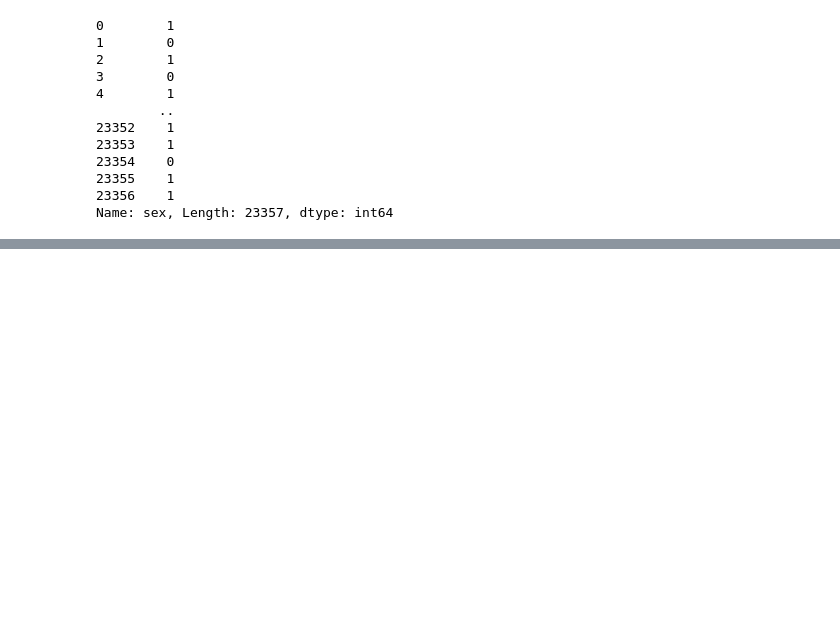
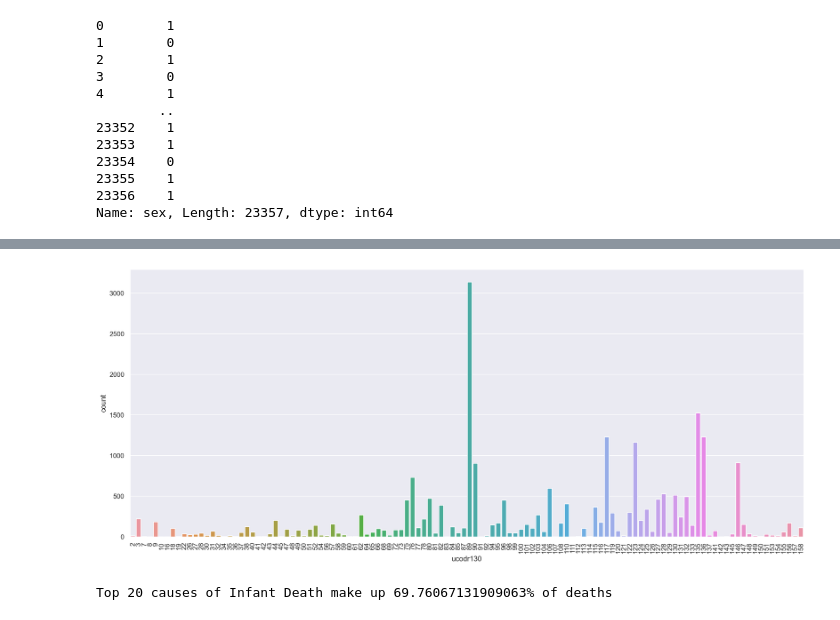
Before and after one commit to ythuang26/infant_mortalitypred, a Jupyter notebook: Infant Mortality Predictions.ipynb, the cells around one changed output, grey strips where cells are left out. Saved outputs shown, nothing was run; the diff lists cells and outputs as text; code cells hidden in the pictures; blank space fills up the shorter version.

```diff
--- a/Infant Mortality Predictions.ipynb
+++ b/Infant Mortality Predictions.ipynb
@@ -683,0 +173,14 @@ with open("ensemble1.pkl", "wb") as file: # file is a variable for storing the n
+# %%
+#130 selected causes of infant death
+plt.figure(figsize=(20,8),dpi=200)
+sns.countplot(x='ucodr130',data=df_int)
+plt.xticks(rotation=90)
+plt.show()
+# %% [output]
+[figure, added]
+# %%
+unique_counts = df_int.ucodr130.value_counts()
+unique_counts.head(20).sum()/len(df_int)
+print(f"Top 20 causes of Infant Death make up {unique_counts.head(20).sum()/len(df_int)*100}% of deaths")
+# %% [output]
+Top 20 causes of Infant Death make up 69.76067131909063% of deaths
```
Also changed, not shown: parts of 119 cells of this notebook.
